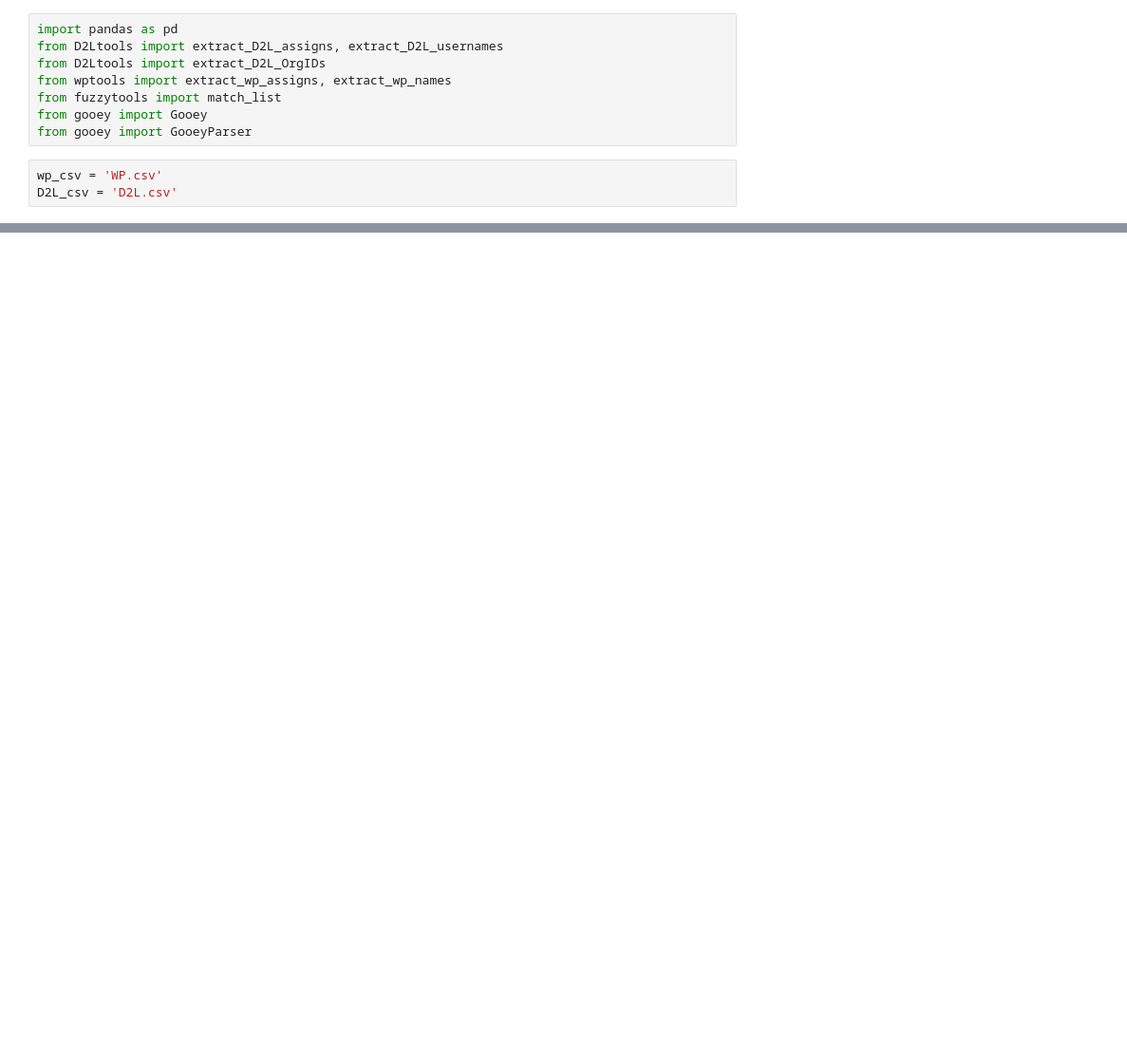
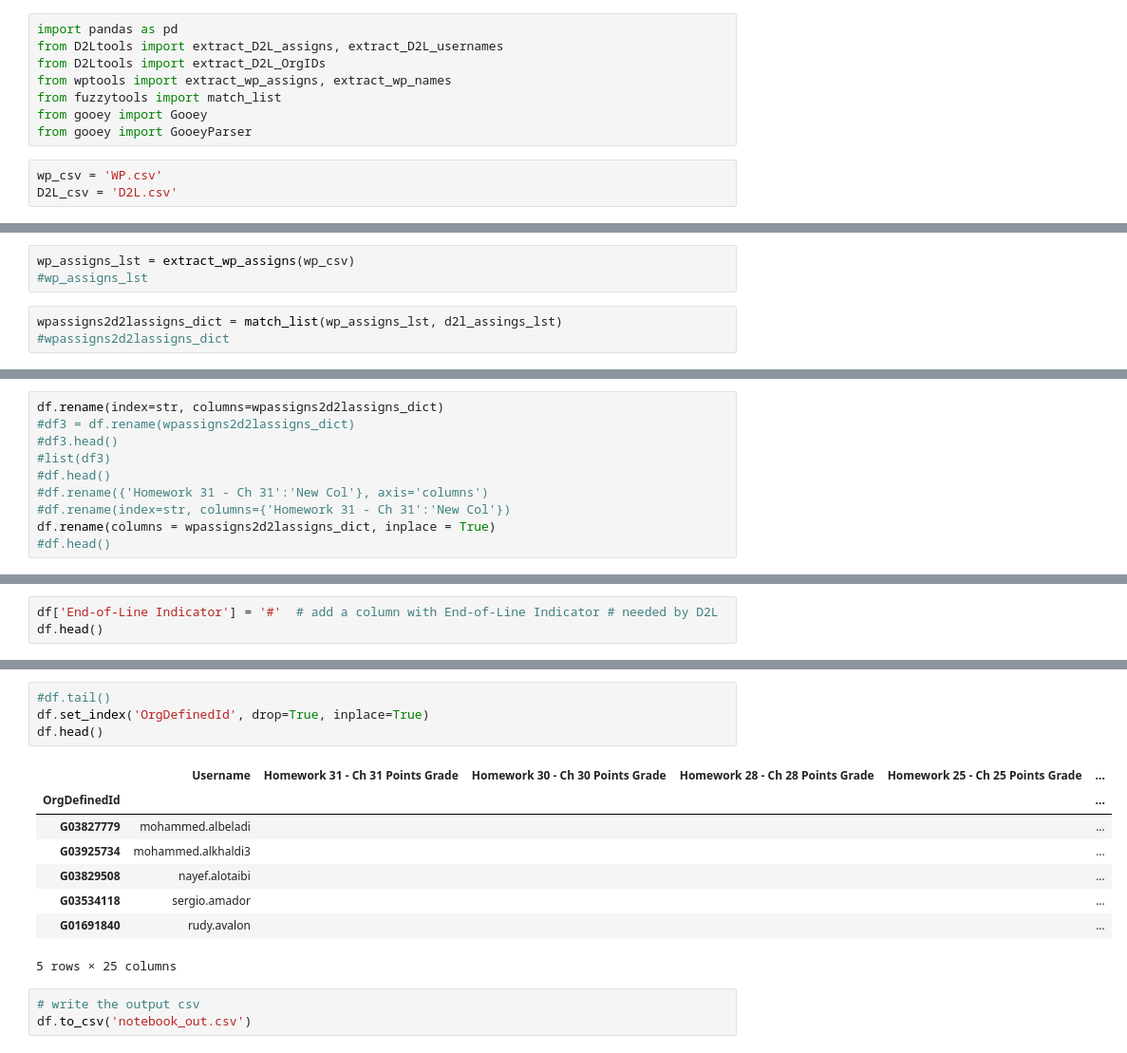
Before and after one commit to ProfessorKazarinoff/gradeconversion, a Jupyter notebook: grade_conversion_notebook.ipynb, the cells around one changed output, grey strips where cells are left out. Shown at 95% size. Cells and saved outputs as stored; diff of their text form; blank space fills up the shorter version.

```diff
--- a/grade_conversion_notebook.ipynb
+++ b/grade_conversion_notebook.ipynb
@@ -537,0 +91,6 @@ df.head()
+# %%
+wp_assigns_lst = extract_wp_assigns(wp_csv)
+#wp_assigns_lst
+# %%
+wpassigns2d2lassigns_dict = match_list(wp_assigns_lst, d2l_assings_lst)
+#wpassigns2d2lassigns_dict
@@ -537,0 +115,10 @@ df.head()
+# %%
+df.rename(index=str, columns=wpassigns2d2lassigns_dict)
+#df3 = df.rename(wpassigns2d2lassigns_dict)
+#df3.head()
+#list(df3)
+#df.head()
+#df.rename({'Homework 31 - Ch 31':'New Col'}, axis='columns')
+#df.rename(index=str, columns={'Homework 31 - Ch 31':'New Col'})
+df.rename(columns = wpassigns2d2lassigns_dict, inplace = True)
+#df.head()
@@ -537,0 +130,3 @@ df.head()
+# %%
+df['End-of-Line Indicator'] = '#'  # add a column with End-of-Line Indicator # needed by D2L
+df.head()
@@ -537,0 +141,16 @@ df.head()
+# %%
+#df.tail()
+df.set_index('OrgDefinedId', drop=True, inplace=True)
+df.head()
+# %% [output]
+|  | Username | Homework 31 - Ch 31 Points Grade | Homework 30 - Ch 30 Points Grade | Homework 28 - Ch 28 Points Grade | Homework 25 - Ch 25 Points Grade | ... |
+| OrgDefinedId |  |  |  |  |  | ... |
+| G03827779 | mohammed.albeladi |  |  |  |  | ... |
+| G03925734 | mohammed.alkhaldi3 |  |  |  |  | ... |
+| G03829508 | nayef.alotaibi |  |  |  |  | ... |
+| G03534118 | sergio.amador |  |  |  |  | ... |
+| G01691840 | rudy.avalon |  |  |  |  | ... |
+5 rows × 25 columns
+# %%
+# write the output csv
+df.to_csv('notebook_out.csv')
```
Also changed, not shown: parts of 52 cells of this notebook, 2 other files.
